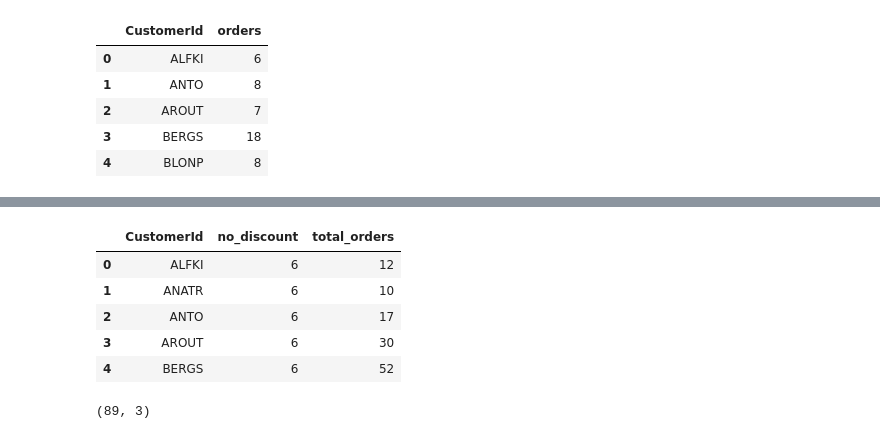
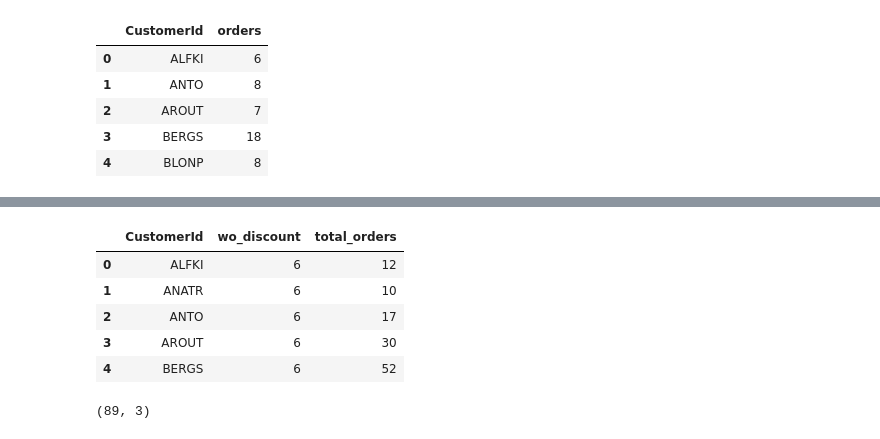
Before and after one commit to ssrosa/dsc-2-final-project-online-ds-pt-100118, a Jupyter notebook: student.ipynb, the cells around one changed output, grey strips where cells are left out. Cells and saved outputs as stored; diff of their text form; code cells hidden in the pictures.

```diff
--- a/student.ipynb
+++ b/student.ipynb
@@ -226,12 +260,12 @@ df = pd.read_sql_query("""SELECT [Order].CustomerId,
                                     INNER JOIN [Order] on OrderDetail.OrderId = [Order].Id
                                     WHERE OrderDetail.Discount == 0.0
                                     GROUP BY [Order].CustomerId
-                                    ORDER BY [Order].CustomerId ASC) no_discount,
-                            Count(*) total_orders
-                            FROM OrderDetail
-                            INNER JOIN [Order] on OrderDetail.OrderId = [Order].Id
-                            GROUP BY [Order].CustomerId
-                            ORDER BY [Order].CustomerId ASC
+                                    ORDER BY [Order].CustomerId ASC) wo_discount,
+                                Count(*) total_orders
+                                FROM OrderDetail
+                                INNER JOIN [Order] on OrderDetail.OrderId = [Order].Id
+                                GROUP BY [Order].CustomerId
+                                ORDER BY [Order].CustomerId ASC
                         """, engine)
 
 ####RESUME HERE 1/29. Inner query is only showing ALFKI no discount orders.
@@ -253,12 +299,20 @@ df = pd.read_sql_query("""SELECT [Order].CustomerId,
 # %%
+#orders per cust w/o discount:
+0	ALFKI	6
+1	ANATR	10
+2	ANTO	9
+3	AROUT	23
+4	BERGS	34
+
+#total orders per cust:
 #	ALFKI	12
 #1	ANATR	10
 #2	ANTO	17
 #3	AROUT	30
 #4	BERGS	52
 df.head()
 # %% [output]
-|  | CustomerId | no_discount | total_orders |
+|  | CustomerId | wo_discount | total_orders |
 | 0 | ALFKI | 6 | 12 |
 | 1 | ANATR | 6 | 10 |
 | 2 | ANTO | 6 | 17 |
```
Also changed, not shown: parts of 8 cells of this notebook.
